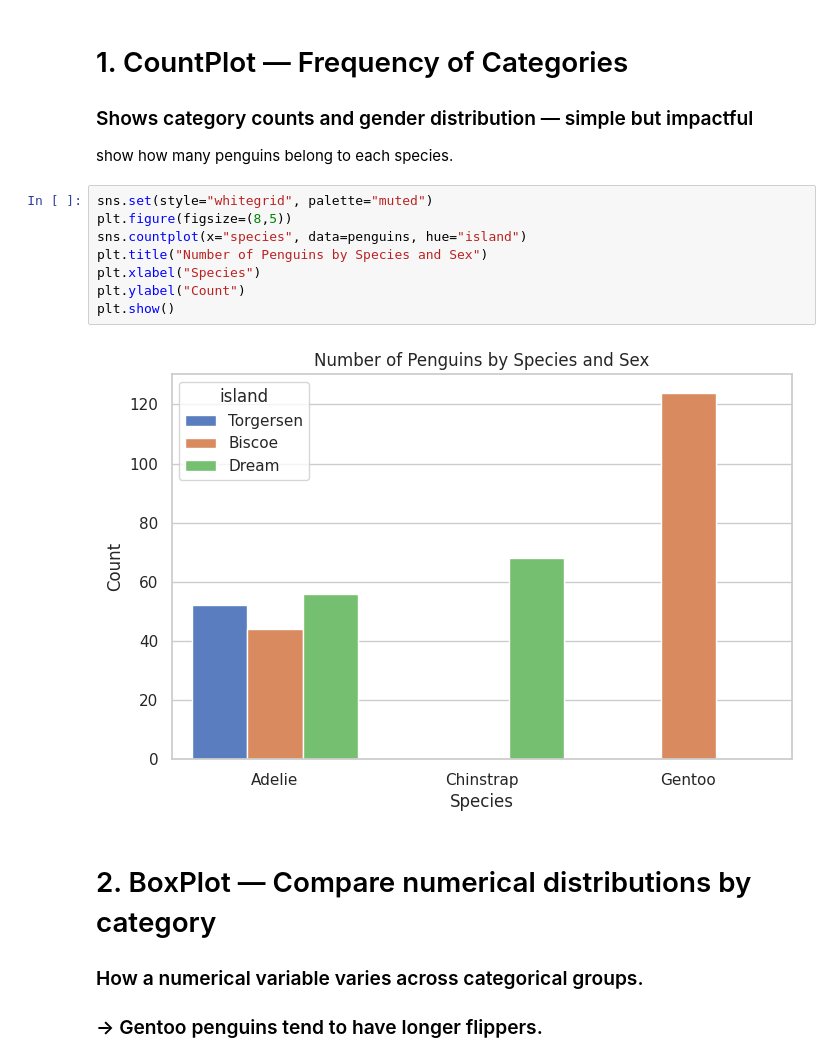
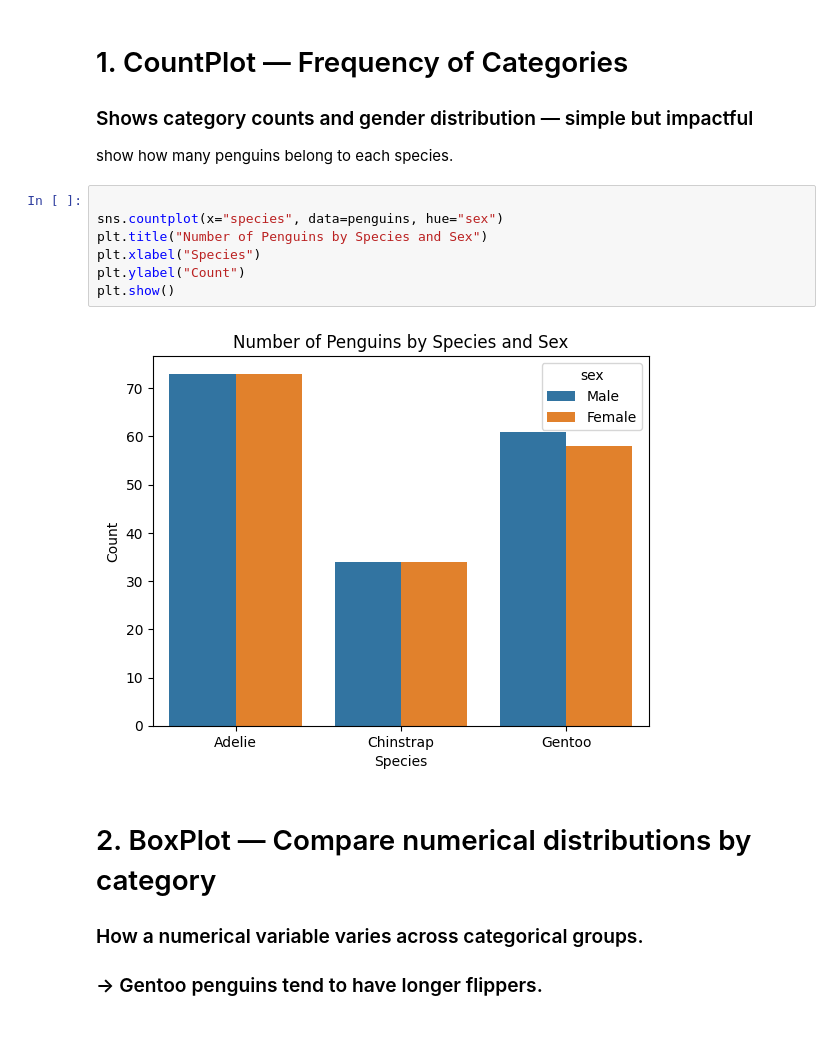
Before and after one commit to ARaghafan/Seaborn-Categorical-Data-Visualization, a Jupyter notebook: Aziz, Khalil Project,Penguins.ipynb, the cells around one changed output. Saved outputs shown, nothing was run; the diff lists cells and outputs as text; blank space fills up the shorter version.

```diff
--- a/Aziz, Khalil Project,Penguins.ipynb
+++ b/Aziz, Khalil Project,Penguins.ipynb
@@ -120,15 +126,14 @@ dtype: int64
 ### Shows category counts and gender distribution — simple but impactful
 show how many penguins belong to each species.
 # %%
-sns.set(style="whitegrid", palette="muted")
-plt.figure(figsize=(8,5))
-sns.countplot(x="species", data=penguins, hue="island")
+
+sns.countplot(x="species", data=penguins, hue="sex")
 plt.title("Number of Penguins by Species and Sex")
 plt.xlabel("Species")
 plt.ylabel("Count")
 plt.show()
 # %% [output]
-[figure, old version]
+[figure, new version]
 # %% [markdown]
 #  2. BoxPlot — Compare numerical distributions by category
 ### How a numerical variable varies across categorical groups.
```
Also changed, not shown: parts of 3 cells of this notebook.
